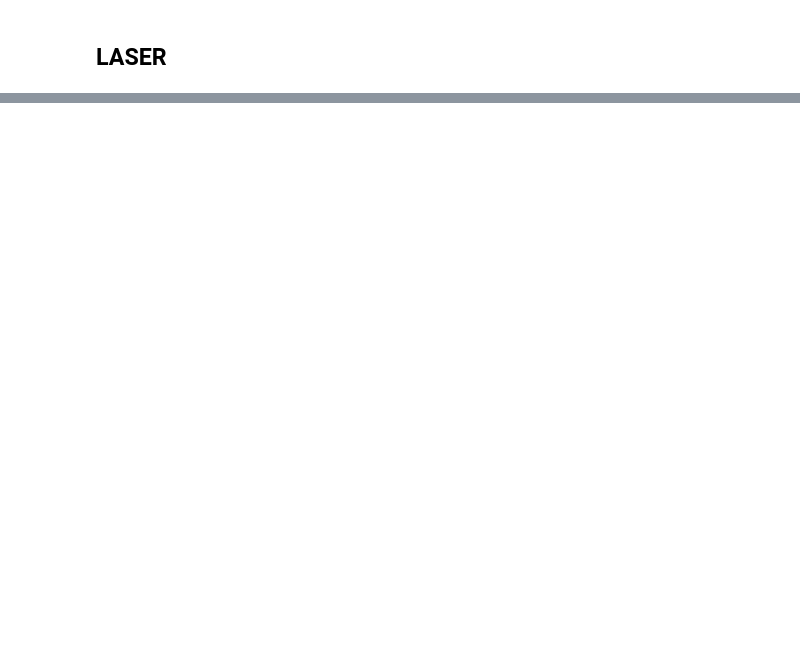
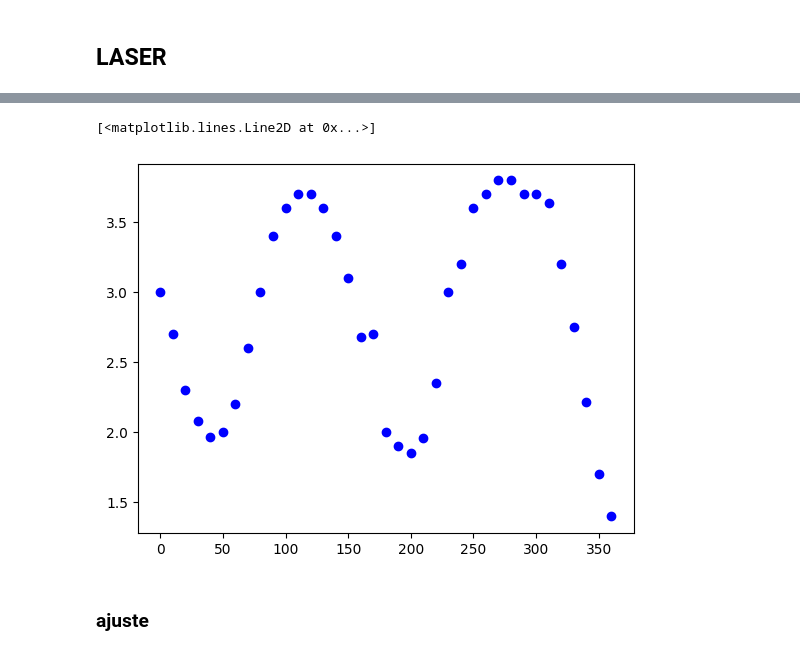
Before and after one commit to MaximilianoVM/PHYSICS_LABS, a Jupyter notebook: Polarización_y_Ley_de_Malus.ipynb, the cells around one changed output, grey strips where cells are left out. Saved outputs shown, nothing was run; the diff lists cells and outputs as text; code cells hidden in the pictures; blank space fills up the shorter version.

```diff
--- a/Polarización_y_Ley_de_Malus.ipynb
+++ b/Polarización_y_Ley_de_Malus.ipynb
@@ -196,3 +240,9 @@ laser = {
     360:1.4
 
 }
+# %%
+ang3 = np.array( list(laser.keys()) )
+val3 = np.array( list(laser.values()) )
+
+
+df3 = pd.DataFrame({'angulos': ang3, 'intensidad': val3})
@@ -198,0 +258,7 @@ laser = {
+# %%
+plt.plot(df3['angulos'], df3['intensidad'], 'bo')
+# %% [output]
+[<matplotlib.lines.Line2D at 0x...>]
+[figure, added]
+# %% [markdown]
+### ajuste
```
Also changed, not shown: parts of 25 cells of this notebook.
